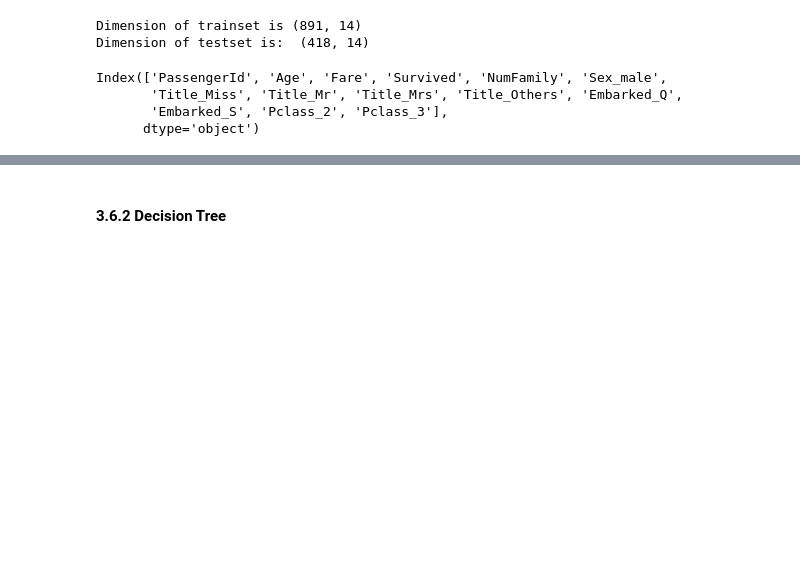
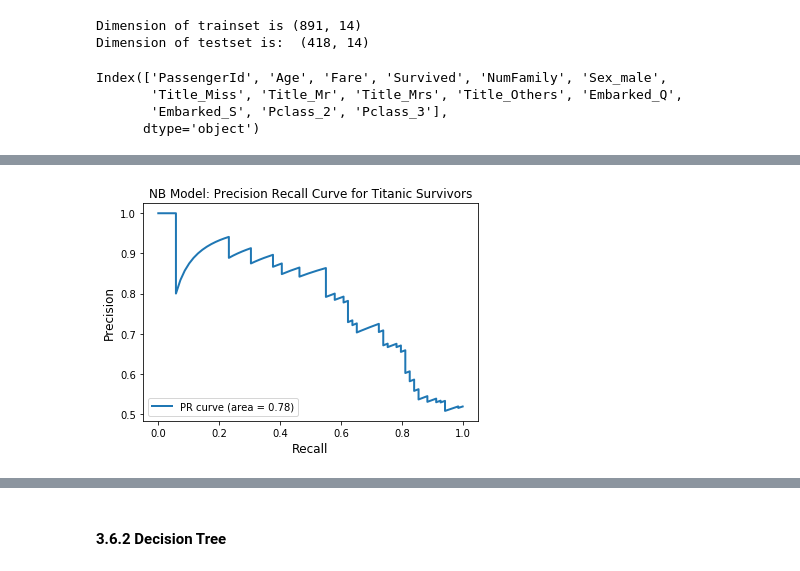
Before and after one commit to CoolGIRLCOCO/Project-Titantic-Survival-Prediction-ToBContinuted, a Jupyter notebook: Predict Survival on Titanic Datasets Using Classification Methods(Part 2).ipynb, the cells around one changed output, grey strips where cells are left out. Cells and saved outputs as stored; diff of their text form; code cells hidden in the pictures; blank space fills up the shorter version.

```diff
--- a/Predict Survival on Titanic Datasets Using Classification Methods(Part 2).ipynb
+++ b/Predict Survival on Titanic Datasets Using Classification Methods(Part 2).ipynb
@@ -317,2 +318,11 @@ Test_X1.head()
+# %%
+traindata, testdata = train_test_split(Train_Nomulticol, random_state=0,train_size = 0.8)
+#traindata.shape#712 x 11
+#testdata.shape # 179 x 11
+traindata_y = traindata.Survived
+traindata_X = traindata[['Age', 'Fare', 'NumFamily', 'Title_Miss', 'Title_Mrs','Title_Others', 'Embarked_Q', 'Embarked_S', 'Pclass_2', 'Pclass_3']]
+
+testdata_y = testdata.Survived
+testdata_X = testdata[['Age', 'Fare', 'NumFamily', 'Title_Miss', 'Title_Mrs','Title_Others', 'Embarked_Q', 'Embarked_S', 'Pclass_2', 'Pclass_3']]
 # %%
 # Gaussian Naive Bayes
@@ -345 +394,18 @@ F1 Score:  0.92
+# %%
+y_score = gaussian.predict_proba(testdata_X)[:,1]
+
+# Precision-recall Curve
+precision, recall, A = precision_recall_curve(testdata_y, y_score)
+#pd.DataFrame({'precision':precision[:133],'recall':recall[:133],'threshold':A})
+PR_AUC = auc(recall, precision)
+#print('PR AUC: ',round(PR_AUC,2))
+plt.figure(figsize=[6,4])
+plt.plot(recall, precision, label='PR curve (area = %0.2f)' % PR_AUC, linewidth=2)
+plt.xlabel('Recall', fontsize=12)
+plt.ylabel('Precision', fontsize=12)
+plt.title('NB Model: Precision Recall Curve for Titanic Survivors', fontsize=12)
+plt.legend(loc="lower left")
+plt.show()
+# %% [output]
+[figure, added]
 # %% [markdown]
```
Also changed, not shown: parts of 33 cells of this notebook.
